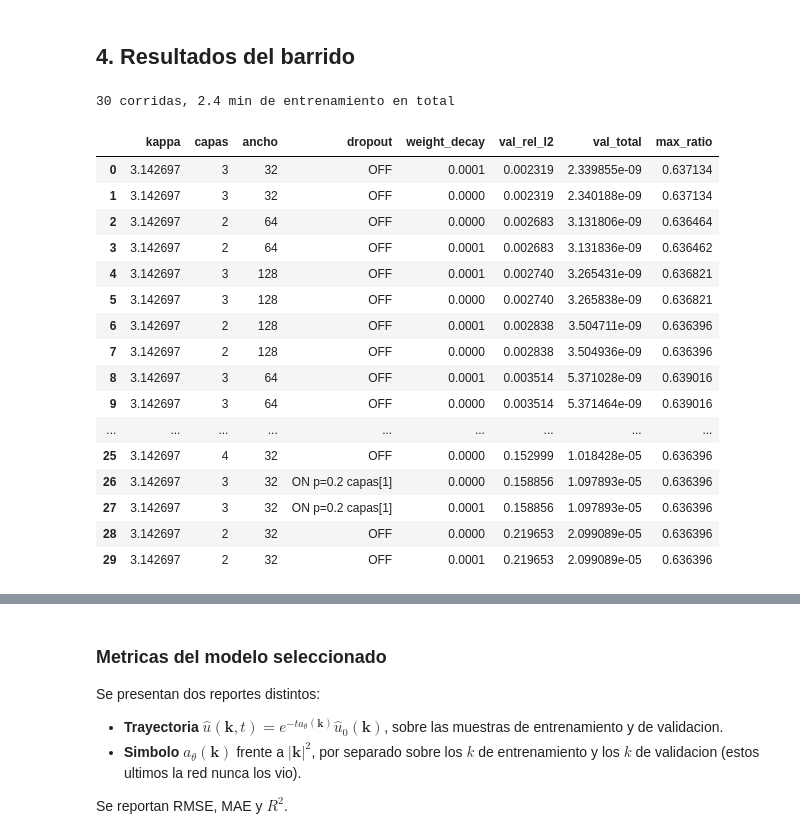
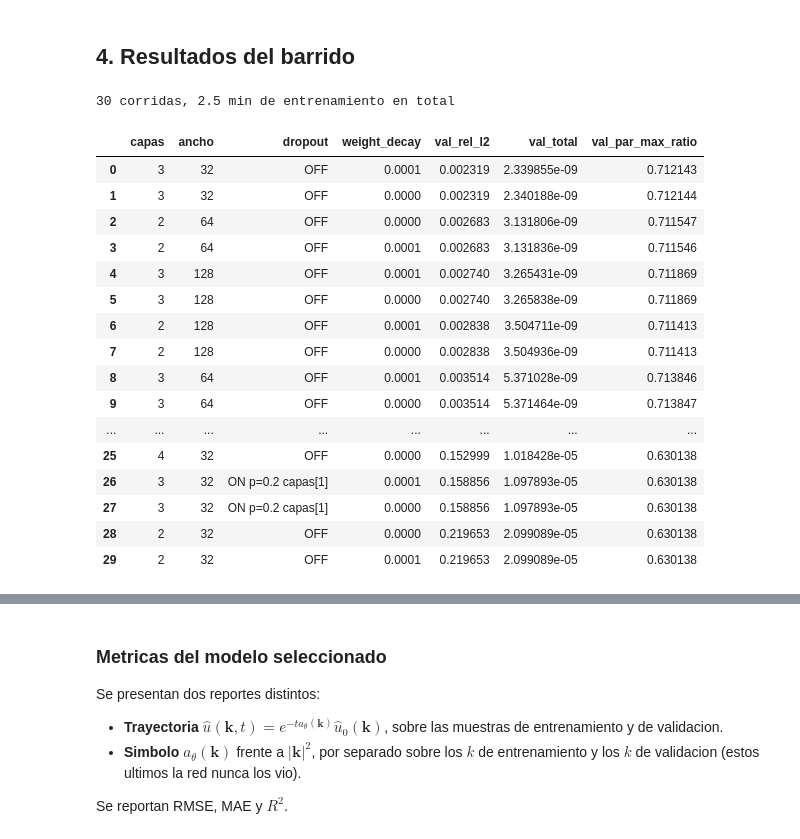
Before and after one commit to luencaro/parabolic-symbol-neural-operator, a Jupyter notebook: notebooks/03_barrido_grf.ipynb, the cells around one changed output, grey strips where cells are left out. Saved outputs shown, nothing was run; the diff lists cells and outputs as text; code cells hidden in the pictures.

```diff
--- a/notebooks/parabolic_sweep_grf.ipynb
+++ b/notebooks/03_barrido_grf.ipynb
@@ -34,25 +34,24 @@ Como referencia se usa el simbolo del calor $a(k) = |k|^2$ en $\mathbb{T}^1$
   sobre la perdida total de validacion, **incluyendo $\mathcal{L}_{\text{class}}$** (evaluada cada epoca
   sobre un conjunto fijo de $\mathbf{k}$ con $|k_i|\le k_{\max}$).
 # %%
-import sys
-sys.path.insert(0, "../src")  # ruta para las clases
+from pathlib import Path
 
 import numpy as np
 import pandas as pd
 import matplotlib.pyplot as plt
 import torch
 
-from parabolic_symbol.ParabolicityVerifier import ParabolicityVerifier
-from parabolic_symbol.SymbolClassVerifier import SymbolClassVerifier
+from parabolic_symbol.verification.parabolicity import ParabolicityVerifier
+from parabolic_symbol.verification.symbol_class import SymbolClassVerifier
 from parabolic_symbol.symbols.heat import HeatSymbol
-from parabolic_symbol.symbols.mlp_symbol import default_device
+from parabolic_symbol.utils import default_device
 from parabolic_symbol.symbols.parabolic_mlp_symbol import ParabolicMLPSymbol
-from parabolic_symbol.data import k_grid, phase_grid, split_trajectory_data
-from parabolic_symbol.data_grf import field_rel_l2, heat_grf_datasets
-from parabolic_symbol.estimation import estimate_bounds, estimate_symbol
-from parabolic_symbol.evaluation import symbol_report, trajectory_report
-from parabolic_symbol.sweep import best_run, max_ratio_on, run_sweep, sweep_table
-from parabolic_symbol.training import TrainingConfig
+from parabolic_symbol.data.synthetic import k_grid, phase_grid, split_trajectory_data
+from parabolic_symbol.data.grf import field_rel_l2, heat_grf_datasets
+from parabolic_symbol.learning.estimation import estimate_bounds, estimate_symbol
+from parabolic_symbol.learning.evaluation import max_ratio_on, symbol_report, trajectory_report
+from parabolic_symbol.learning.sweep import best_run, run_sweep, sweep_table
+from parabolic_symbol.learning.training import TrainingConfig
 
 np.set_printoptions(precision=4, suppress=True)
 
@@ -60,6 +59,9 @@ device = default_device()
 assert device.type == "cuda", "este notebook se corre en GPU"
 dtype = torch.float32
 print(f"device = {device}  |  dtype = {dtype}")
+
+RESULTS = Path("../results/03_barrido_grf")   # tabla del barrido (CSV) y figuras (PNG)
+RESULTS.mkdir(parents=True, exist_ok=True)
 # %% [output]
 device = cuda  |  dtype = torch.float32
 # %% [markdown]
@@ -231,38 +206,30 @@ runs = run_sweep(
 ## 4. Resultados del barrido
 # %%
 table = sweep_table(runs)
+table.to_csv(RESULTS / "barrido.csv", index=False)
 print(f"{len(table)} corridas, {table['segundos'].sum() / 60:.1f} min de entrenamiento en total")
 
-# Solo las corridas que cumplen la cota en la rejilla de seleccion, de mejor a peor:
-COLS = ["kappa", "capas", "ancho", "dropout", "weight_decay",
-        "val_rel_l2", "val_total", "max_ratio"]
-
-cumplen = table[table["cumple"]]
-if cumplen.empty:
-    print(f"Ninguna de las {len(table)} corridas cumple la cota en la rejilla de seleccion,")
-    print(f"para ningun kappa de la malla: {sorted(table['kappa'].unique().tolist())}.")
-    print(f"Mejor max_ratio del barrido = {table['max_ratio'].min():.3f} (hace falta <= 1).")
-    print("Ver el resumen por kappa de la celda siguiente; toca ampliar la malla de kappa,")
-    print("las arquitecturas o el presupuesto de entrenamiento.")
-else:
-    display(cumplen[COLS].sort_values(["kappa", "val_rel_l2"]).reset_index(drop=True))
+# Todas las corridas, de mejor a peor error relativo de validacion:
+COLS = ["capas", "ancho", "dropout", "weight_decay",
+        "val_rel_l2", "val_total", "val_par_max_ratio"]
+display(table[COLS].sort_values("val_rel_l2").reset_index(drop=True))
 # %% [output]
-30 corridas, 2.4 min de entrenamiento en total
+30 corridas, 2.5 min de entrenamiento en total
-|  | kappa | capas | ancho | dropout | weight_decay | val_rel_l2 | val_total | max_ratio |
-| 0 | 3.142697 | 3 | 32 | OFF | 0.0001 | 0.002319 | 2.339855e-09 | 0.637134 |
-| 1 | 3.142697 | 3 | 32 | OFF | 0.0000 | 0.002319 | 2.340188e-09 | 0.637134 |
-| 2 | 3.142697 | 2 | 64 | OFF | 0.0000 | 0.002683 | 3.131806e-09 | 0.636464 |
-| 3 | 3.142697 | 2 | 64 | OFF | 0.0001 | 0.002683 | 3.131836e-09 | 0.636462 |
-| 4 | 3.142697 | 3 | 128 | OFF | 0.0001 | 0.002740 | 3.265431e-09 | 0.636821 |
-| 5 | 3.142697 | 3 | 128 | OFF | 0.0000 | 0.002740 | 3.265838e-09 | 0.636821 |
-| 6 | 3.142697 | 2 | 128 | OFF | 0.0001 | 0.002838 | 3.504711e-09 | 0.636396 |
-| 7 | 3.142697 | 2 | 128 | OFF | 0.0000 | 0.002838 | 3.504936e-09 | 0.636396 |
-| 8 | 3.142697 | 3 | 64 | OFF | 0.0001 | 0.003514 | 5.371028e-09 | 0.639016 |
-| 9 | 3.142697 | 3 | 64 | OFF | 0.0000 | 0.003514 | 5.371464e-09 | 0.639016 |
-| ... | ... | ... | ... | ... | ... | ... | ... | ... |
-| 25 | 3.142697 | 4 | 32 | OFF | 0.0000 | 0.152999 | 1.018428e-05 | 0.636396 |
-| 26 | 3.142697 | 3 | 32 | ON p=0.2 capas[1] | 0.0000 | 0.158856 | 1.097893e-05 | 0.636396 |
-| 27 | 3.142697 | 3 | 32 | ON p=0.2 capas[1] | 0.0001 | 0.158856 | 1.097893e-05 | 0.636396 |
-| 28 | 3.142697 | 2 | 32 | OFF | 0.0000 | 0.219653 | 2.099089e-05 | 0.636396 |
-| 29 | 3.142697 | 2 | 32 | OFF | 0.0001 | 0.219653 | 2.099089e-05 | 0.636396 |
+|  | capas | ancho | dropout | weight_decay | val_rel_l2 | val_total | val_par_max_ratio |
+| 0 | 3 | 32 | OFF | 0.0001 | 0.002319 | 2.339855e-09 | 0.712143 |
+| 1 | 3 | 32 | OFF | 0.0000 | 0.002319 | 2.340188e-09 | 0.712144 |
+| 2 | 2 | 64 | OFF | 0.0000 | 0.002683 | 3.131806e-09 | 0.711547 |
+| 3 | 2 | 64 | OFF | 0.0001 | 0.002683 | 3.131836e-09 | 0.711546 |
+| 4 | 3 | 128 | OFF | 0.0001 | 0.002740 | 3.265431e-09 | 0.711869 |
+| 5 | 3 | 128 | OFF | 0.0000 | 0.002740 | 3.265838e-09 | 0.711869 |
+| 6 | 2 | 128 | OFF | 0.0001 | 0.002838 | 3.504711e-09 | 0.711413 |
+| 7 | 2 | 128 | OFF | 0.0000 | 0.002838 | 3.504936e-09 | 0.711413 |
+| 8 | 3 | 64 | OFF | 0.0001 | 0.003514 | 5.371028e-09 | 0.713846 |
+| 9 | 3 | 64 | OFF | 0.0000 | 0.003514 | 5.371464e-09 | 0.713847 |
+| ... | ... | ... | ... | ... | ... | ... | ... |
+| 25 | 4 | 32 | OFF | 0.0000 | 0.152999 | 1.018428e-05 | 0.630138 |
+| 26 | 3 | 32 | ON p=0.2 capas[1] | 0.0001 | 0.158856 | 1.097893e-05 | 0.630138 |
+| 27 | 3 | 32 | ON p=0.2 capas[1] | 0.0000 | 0.158856 | 1.097893e-05 | 0.630138 |
+| 28 | 2 | 32 | OFF | 0.0000 | 0.219653 | 2.099089e-05 | 0.630138 |
+| 29 | 2 | 32 | OFF | 0.0001 | 0.219653 | 2.099089e-05 | 0.630138 |
 # %%
```
Also changed, not shown: parts of 17 cells of this notebook, 38 other files.
